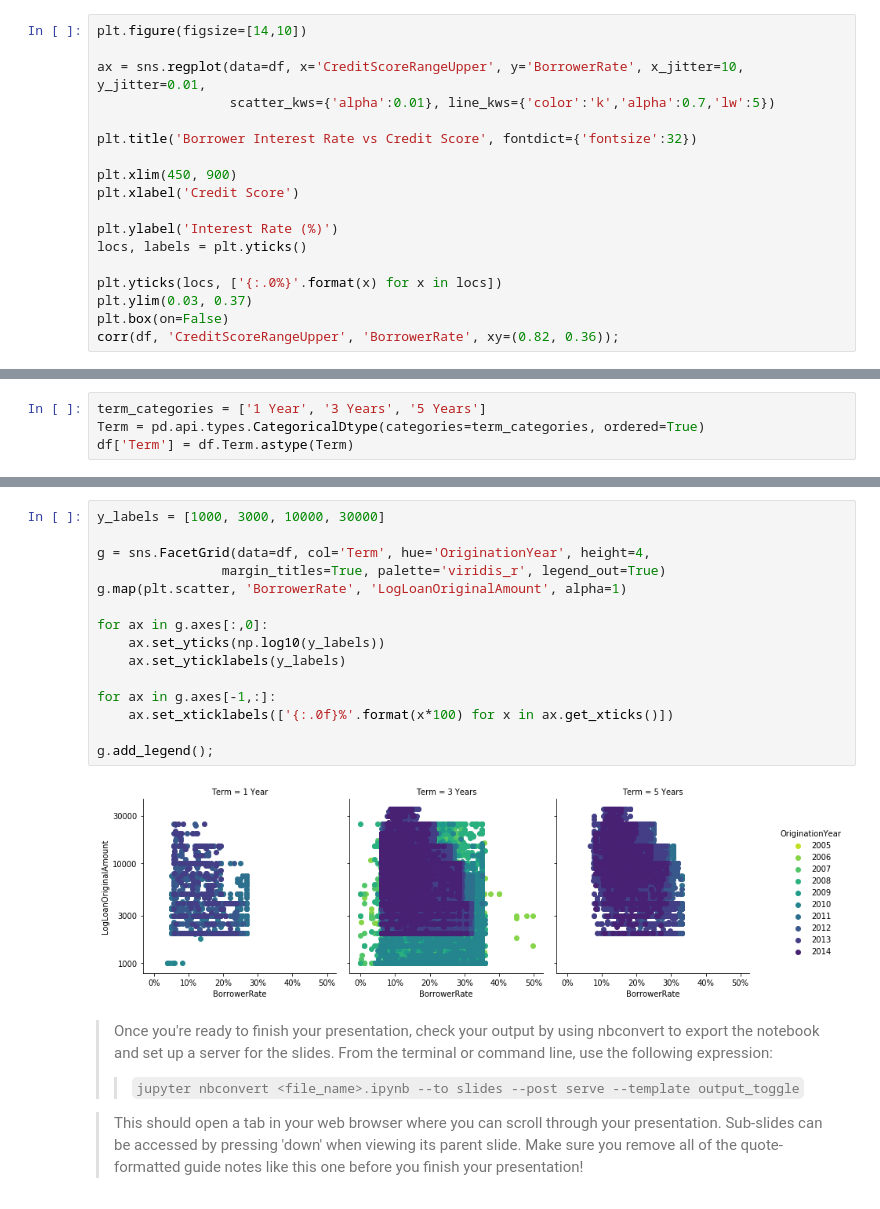
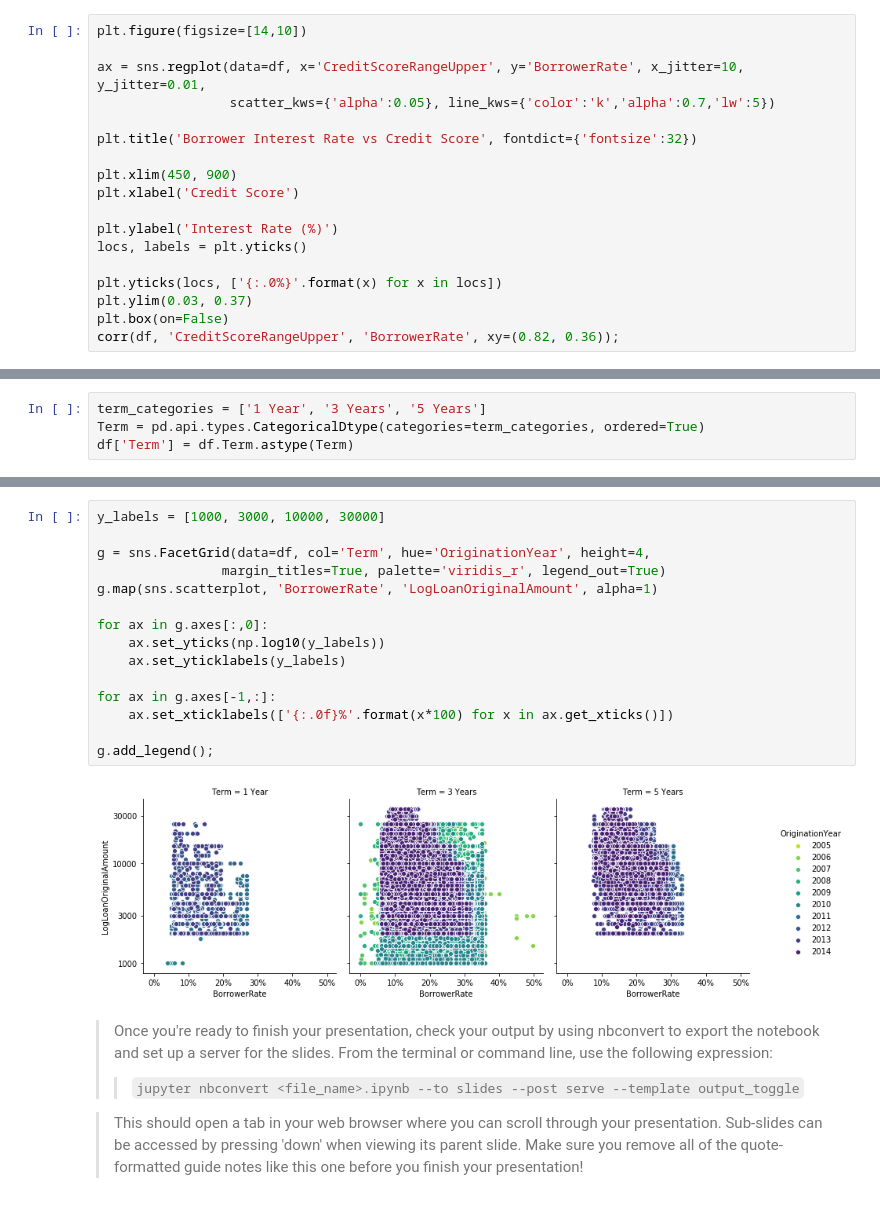
Before and after one commit to iRowebot/prosper_loans_visualizations, a Jupyter notebook: prosper_loans_slide_deck.ipynb, the cells around one changed output, grey strips where cells are left out. Cells and saved outputs as stored; diff of their text form.

```diff
--- a/prosper_loans_slide_deck.ipynb
+++ b/prosper_loans_slide_deck.ipynb
@@ -62,7 +62,7 @@ the next cell, as a sub-slide type. Make sure your visualizations are polished!
 plt.figure(figsize=[14,10])
 
 ax = sns.regplot(data=df, x='CreditScoreRangeUpper', y='BorrowerRate', x_jitter=10, y_jitter=0.01,
-                 scatter_kws={'alpha':0.01}, line_kws={'color':'k','alpha':0.7,'lw':5})
+                 scatter_kws={'alpha':0.05}, line_kws={'color':'k','alpha':0.7,'lw':5})
 
 plt.title('Borrower Interest Rate vs Credit Score', fontdict={'fontsize':32})
 
@@ -160,20 +246,20 @@ df['Term'] = df.Term.astype(Term)
 # %%
 y_labels = [1000, 3000, 10000, 30000]
 
 g = sns.FacetGrid(data=df, col='Term', hue='OriginationYear', height=4,
                 margin_titles=True, palette='viridis_r', legend_out=True)
-g.map(plt.scatter, 'BorrowerRate', 'LogLoanOriginalAmount', alpha=1)
+g.map(sns.scatterplot, 'BorrowerRate', 'LogLoanOriginalAmount', alpha=1)
 
 for ax in g.axes[:,0]:
     ax.set_yticks(np.log10(y_labels))
     ax.set_yticklabels(y_labels)
 
 for ax in g.axes[-1,:]:
     ax.set_xticklabels(['{:.0f}%'.format(x*100) for x in ax.get_xticks()])
 
 g.add_legend();
 # %% [output]
-[figure, old version]
+[figure, new version]
 # %% [markdown]
 > Once you're ready to finish your presentation, check your output by using
 nbconvert to export the notebook and set up a server for the slides. From the
```
Also changed, not shown: parts of 6 cells of this notebook, 3 other files.
